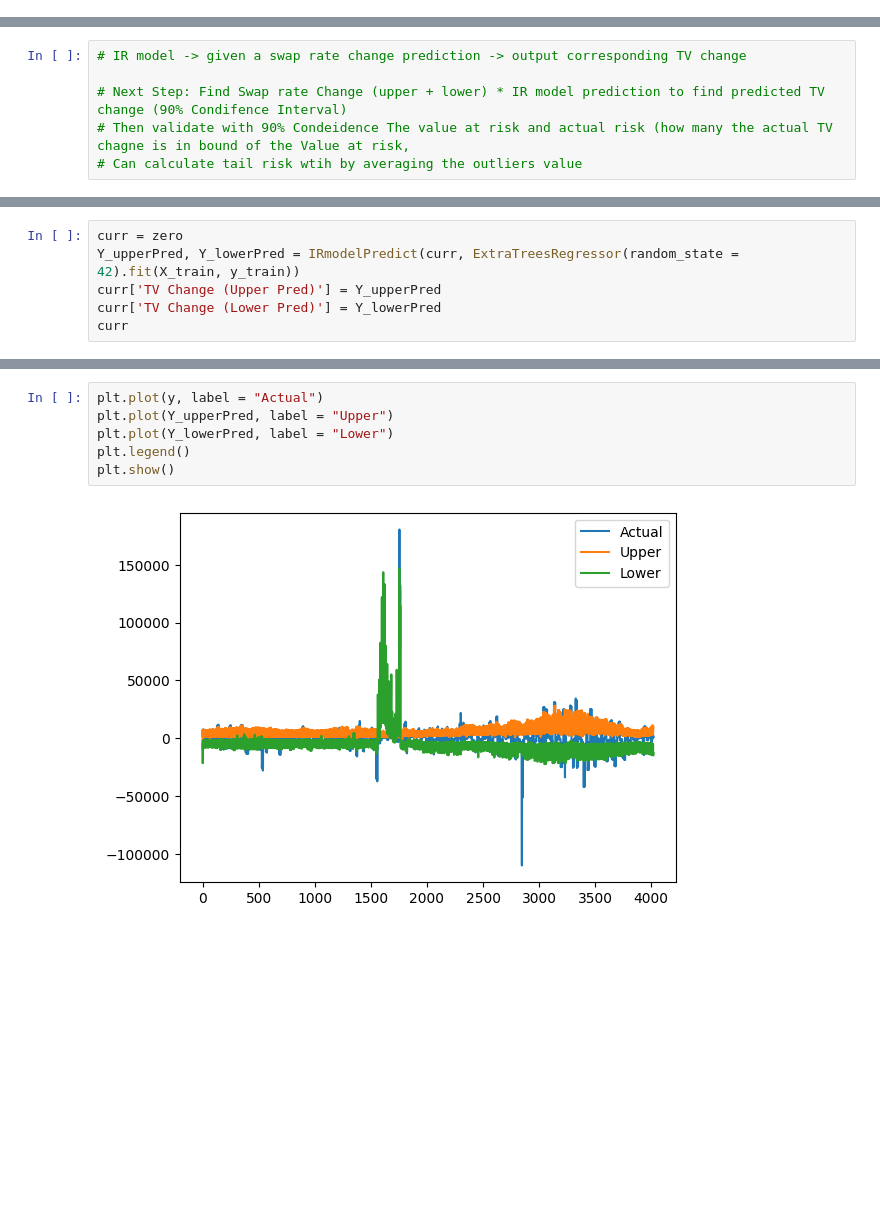
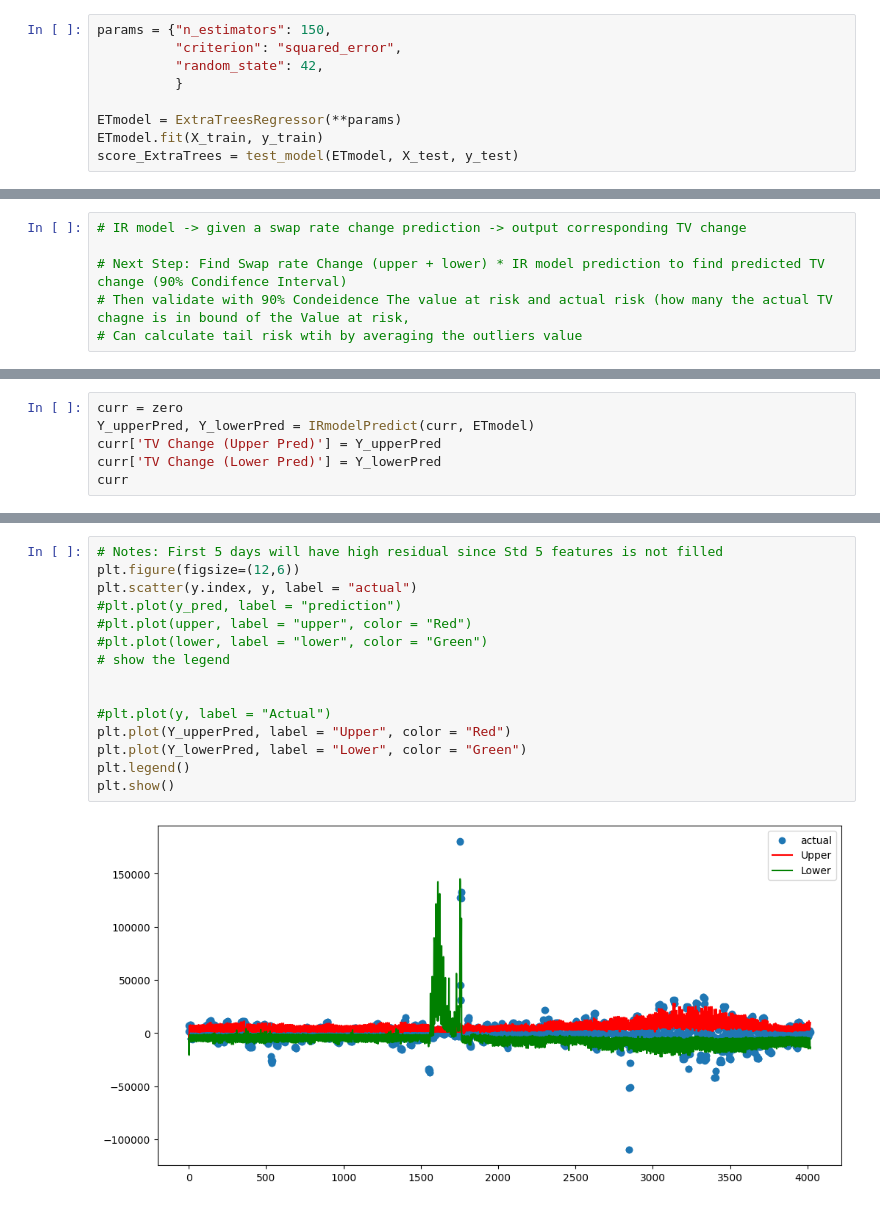
Before and after one commit to jacksonhk/UBS-data, a Jupyter notebook: IRModel.ipynb, the cells around one changed output, grey strips where cells are left out. Saved outputs shown, nothing was run; the diff lists cells and outputs as text; blank space fills up the shorter version.

Commit message:
Optimized ETtree model

```diff
--- a/IRModel.ipynb
+++ b/IRModel.ipynb
@@ -427,3 +427,12 @@ plt.ylabel("predicted")
 # %% [output]
 Text(0, 0.5, 'predicted')
 [figure]
+# %%
+params = {"n_estimators": 150,
+          "criterion": "squared_error",
+          "random_state": 42,
+          }
+
+ETmodel = ExtraTreesRegressor(**params)
+ETmodel.fit(X_train, y_train)
+score_ExtraTrees = test_model(ETmodel, X_test, y_test)
@@ -663,7 +686,7 @@ def IRmodelPredict(data, model):
     return Y_upperPred, Y_lowerPred
 # %%
 curr = zero
-Y_upperPred, Y_lowerPred = IRmodelPredict(curr, ExtraTreesRegressor(random_state = 42).fit(X_train, y_train))
+Y_upperPred, Y_lowerPred = IRmodelPredict(curr, ETmodel)
 curr['TV Change (Upper Pred)'] = Y_upperPred
 curr['TV Change (Lower Pred)'] = Y_lowerPred
 curr
@@ -701,8 +707,17 @@ curr
 # %%
-plt.plot(y, label = "Actual")
-plt.plot(Y_upperPred, label = "Upper")
-plt.plot(Y_lowerPred, label = "Lower")
+# Notes: First 5 days will have high residual since Std 5 features is not filled
+plt.figure(figsize=(12,6))
+plt.scatter(y.index, y, label = "actual")
+#plt.plot(y_pred, label = "prediction")
+#plt.plot(upper, label = "upper", color = "Red")
+#plt.plot(lower, label = "lower", color = "Green")
+# show the legend
+
+
+#plt.plot(y, label = "Actual")
+plt.plot(Y_upperPred, label = "Upper", color = "Red")
+plt.plot(Y_lowerPred, label = "Lower", color = "Green")
 plt.legend()
 plt.show()
 # %% [output]
-[figure, old version]
+[figure, new version]
```
Also changed, not shown: parts of 7 cells of this notebook.
